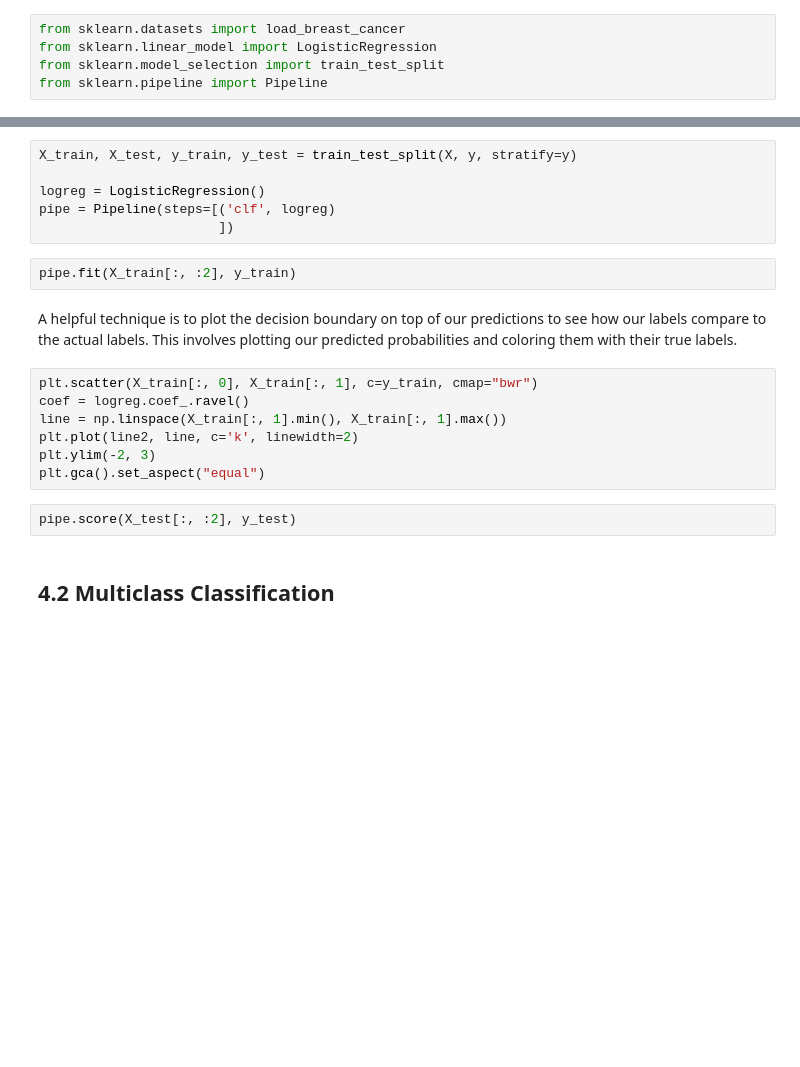
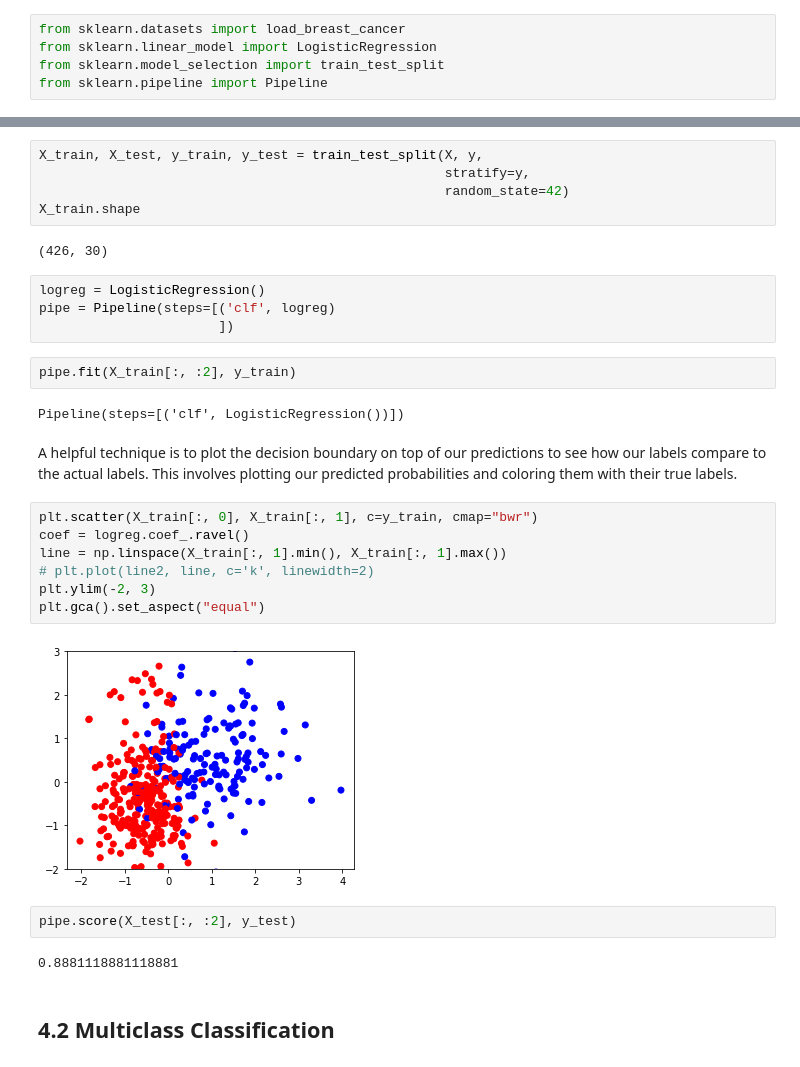
Before and after one commit to Amirosimani/Machine_Learning_Pratt, a Jupyter notebook: labs/lab_03.ipynb, the cells around one changed output, grey strips where cells are left out. Drawn from its saved outputs; the diff is of its cells as text; blank space fills up the shorter version.

```diff
--- a/labs/lab_03.ipynb
+++ b/labs/lab_03.ipynb
@@ -633,22 +594,33 @@ X.shape, y.shape
 # %%
-X_train, X_test, y_train, y_test = train_test_split(X, y, stratify=y)
-
-logreg = LogisticRegression()
-pipe = Pipeline(steps=[('clf', logreg)
-                       ])
+X_train, X_test, y_train, y_test = train_test_split(X, y,
+                                                    stratify=y,
+                                                    random_state=42)
+X_train.shape
+# %% [output]
+(426, 30)
+# %%
+logreg = LogisticRegression()
+pipe = Pipeline(steps=[('clf', logreg)
+                       ])
 # %%
 pipe.fit(X_train[:, :2], y_train)
+# %% [output]
+Pipeline(steps=[('clf', LogisticRegression())])
 # %% [markdown]
 A helpful technique is to plot the decision boundary on top of our predictions to see how our labels compare to the actual labels. This involves plotting our predicted probabilities and coloring them with their true labels.
 # %%
 plt.scatter(X_train[:, 0], X_train[:, 1], c=y_train, cmap="bwr")
 coef = logreg.coef_.ravel()
 line = np.linspace(X_train[:, 1].min(), X_train[:, 1].max())
-plt.plot(line2, line, c='k', linewidth=2)
+# plt.plot(line2, line, c='k', linewidth=2)
 plt.ylim(-2, 3)
 plt.gca().set_aspect("equal")
+# %% [output]
+[figure, added]
 # %%
 pipe.score(X_test[:, :2], y_test)
+# %% [output]
+0.8881118881118881
 # %% [markdown]
 ## 4.2 Multiclass Classification
 # %%
```
Also changed, not shown: parts of 33 cells of this notebook, 1 other file.
